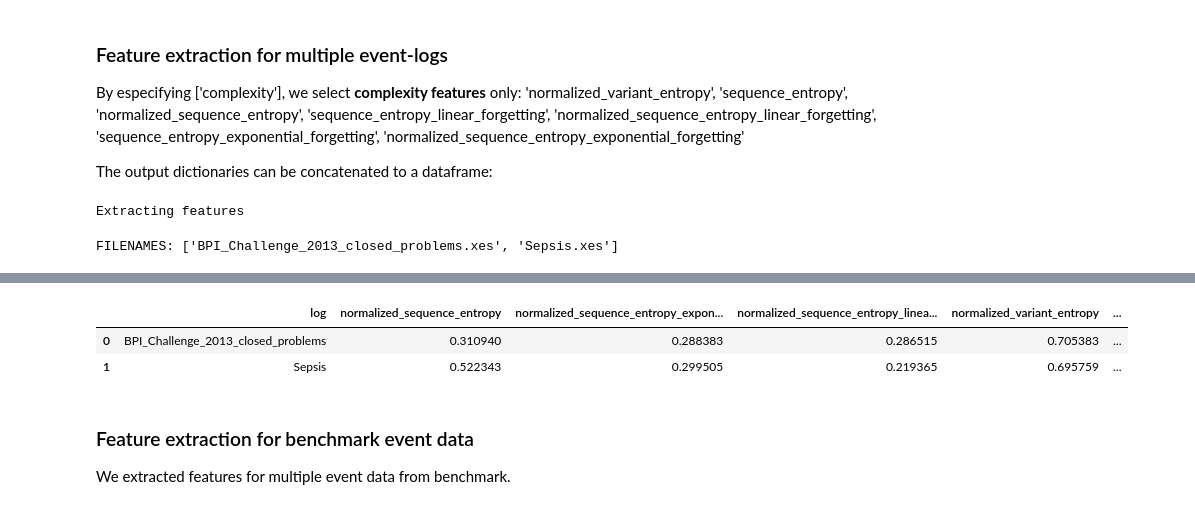
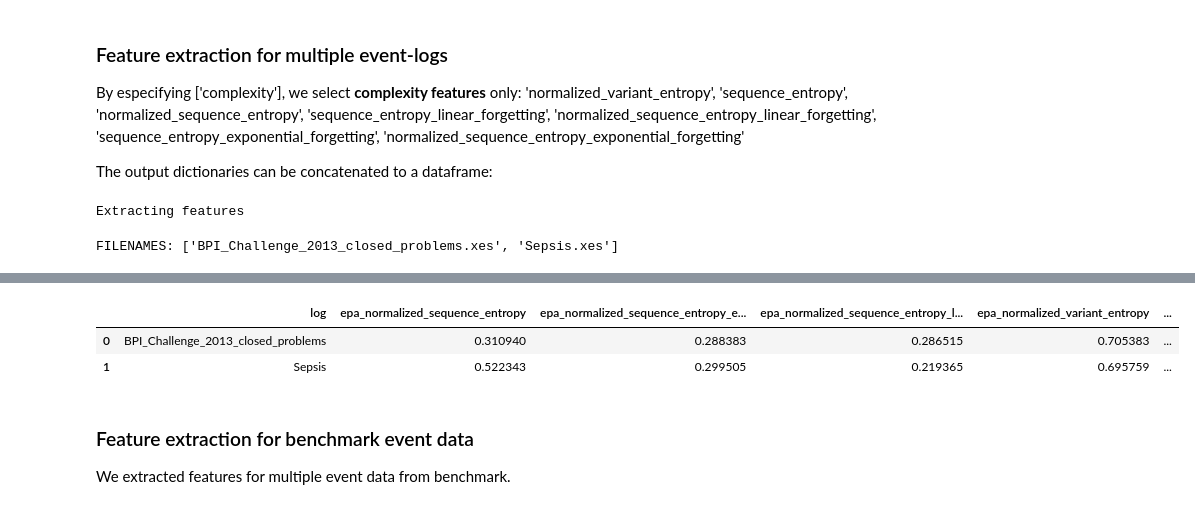
Before and after one commit to lmu-dbs/feeed, a Jupyter notebook: demo.ipynb, the cells around one changed output, grey strips where cells are left out. Saved outputs shown, nothing was run; the diff lists cells and outputs as text; code cells hidden in the pictures.

```diff
--- a/demo.ipynb
+++ b/demo.ipynb
@@ -54,7 +54,7 @@ print(file_names)
 
 for file in file_names:
     if file.endswith(".xes"):
-        features = extract_features(path+"/"+file, ['complexity'])
+        features = extract_features(path+"/"+file, ['epa_based'])
         temp = pd.DataFrame.from_dict([features])
         combined_features = pd.concat([combined_features, temp], ignore_index=True)
 
@@ -69,4 +69,4 @@ SUCCESSFULLY: 8 features for Sepsis.xes took 0:00:02.615104 sec.
-|  | log | normalized_sequence_entropy | normalized_sequence_entropy_expon... | normalized_sequence_entropy_linea... | normalized_variant_entropy | ... |
+|  | log | epa_normalized_sequence_entropy | epa_normalized_sequence_entropy_e... | epa_normalized_sequence_entropy_l... | epa_normalized_variant_entropy | ... |
 | 0 | BPI_Challenge_2013_closed_problems | 0.310940 | 0.288383 | 0.286515 | 0.705383 | ... |
 | 1 | Sepsis | 0.522343 | 0.299505 | 0.219365 | 0.695759 | ... |
 # %% [markdown]
```
Also changed, not shown: parts of 8 cells of this notebook.
